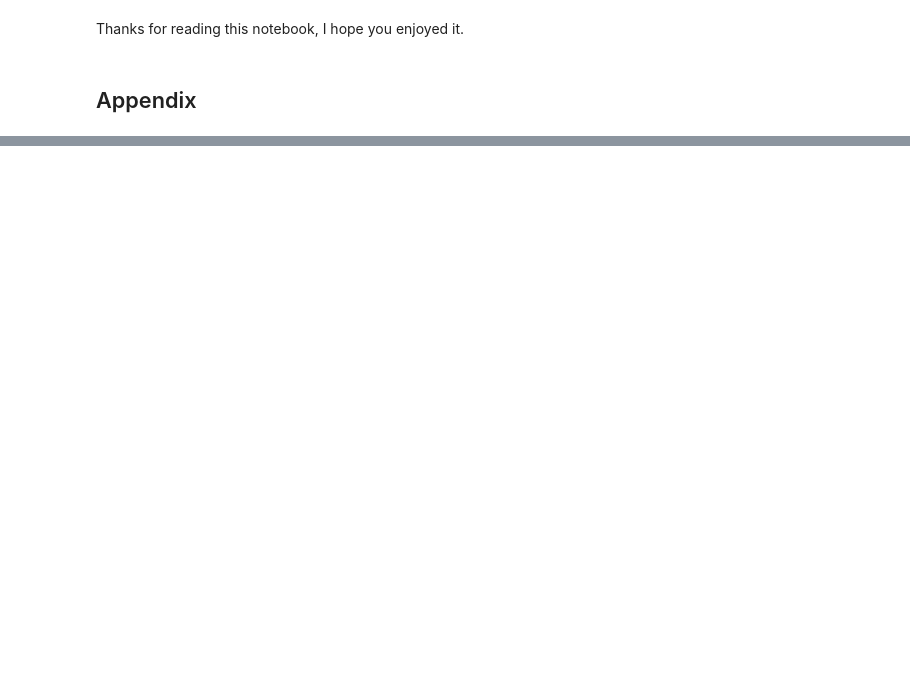
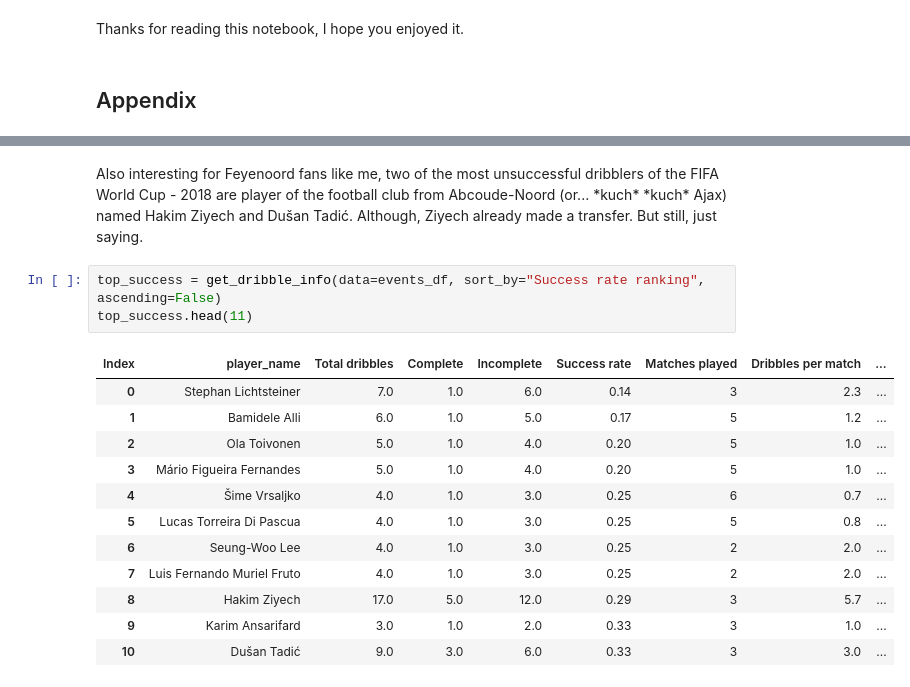
Before and after one commit to SimonBCox/football-analytics, a Jupyter notebook: fot_modric_analysis.ipynb, the cells around one changed output, grey strips where cells are left out. Cells and saved outputs as stored; diff of their text form; blank space fills up the shorter version.

```diff
--- a/fot_modric_analysis.ipynb
+++ b/fot_modric_analysis.ipynb
@@ -499,3 +499,21 @@ Thanks for reading this notebook, I hope you enjoyed it.
 PS: maybe you noticed, but there is one player that beat Luka in carries and dribbles. This player only played four matches and even so beat Luka Modrić as top dribbler and in all four carry plots. Here he is again, the legendary Isco!
 
 <img src="images/isco.jpg" title="Isco in action during the FIFA World Cup 2018" style="width: 300px;" align="left"/>
+# %% [markdown]
+Also interesting for Feyenoord fans like me, two of the most unsuccessful dribblers of the FIFA World Cup - 2018 are player of the football club from Abcoude-Noord (or... \*kuch\* \*kuch\* Ajax) named Hakim Ziyech and Dušan Tadić. Although, Ziyech already made a transfer. But still, just saying.
+# %%
+top_success = get_dribble_info(data=events_df, sort_by="Success rate ranking", ascending=False)
+top_success.head(11)
+# %% [output]
+| Index | player_name | Total dribbles | Complete | Incomplete | Success rate | Matches played | Dribbles per match | ... |
+| 0 | Stephan Lichtsteiner | 7.0 | 1.0 | 6.0 | 0.14 | 3 | 2.3 | ... |
+| 1 | Bamidele Alli | 6.0 | 1.0 | 5.0 | 0.17 | 5 | 1.2 | ... |
+| 2 | Ola Toivonen | 5.0 | 1.0 | 4.0 | 0.20 | 5 | 1.0 | ... |
+| 3 | Mário Figueira Fernandes | 5.0 | 1.0 | 4.0 | 0.20 | 5 | 1.0 | ... |
+| 4 | Šime Vrsaljko | 4.0 | 1.0 | 3.0 | 0.25 | 6 | 0.7 | ... |
+| 5 | Lucas Torreira Di Pascua | 4.0 | 1.0 | 3.0 | 0.25 | 5 | 0.8 | ... |
+| 6 | Seung-Woo Lee | 4.0 | 1.0 | 3.0 | 0.25 | 2 | 2.0 | ... |
+| 7 | Luis Fernando Muriel Fruto | 4.0 | 1.0 | 3.0 | 0.25 | 2 | 2.0 | ... |
+| 8 | Hakim Ziyech | 17.0 | 5.0 | 12.0 | 0.29 | 3 | 5.7 | ... |
+| 9 | Karim Ansarifard | 3.0 | 1.0 | 2.0 | 0.33 | 3 | 1.0 | ... |
+| 10 | Dušan Tadić | 9.0 | 3.0 | 6.0 | 0.33 | 3 | 3.0 | ... |
```
Also changed, not shown: parts of 12 cells of this notebook, 1 other file.
